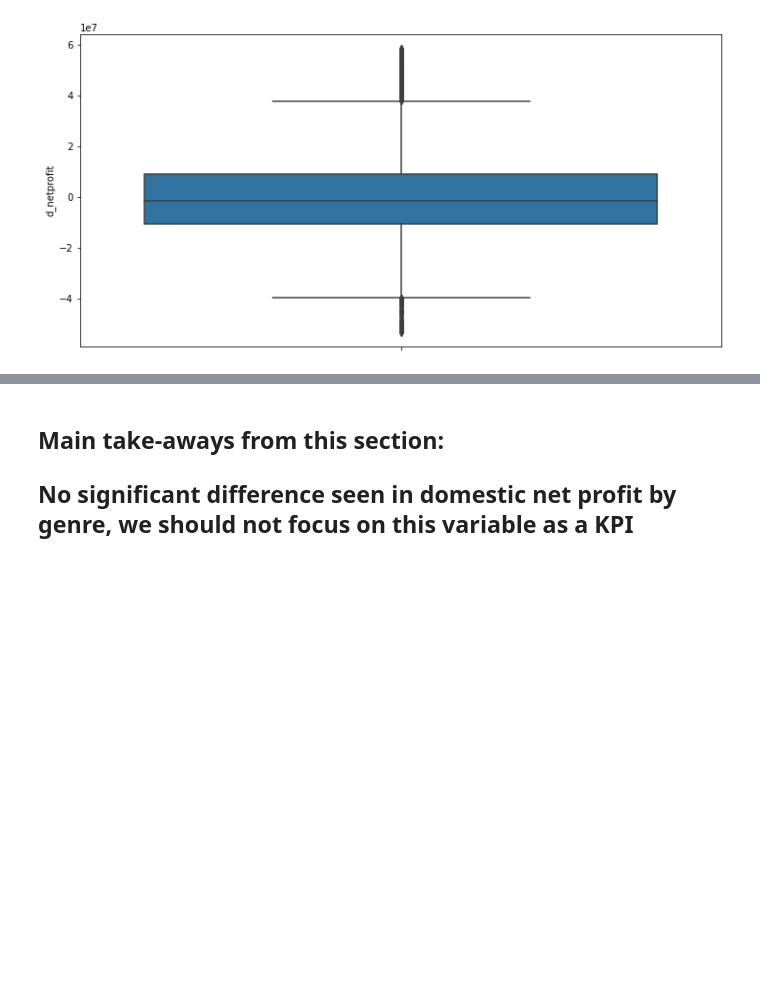
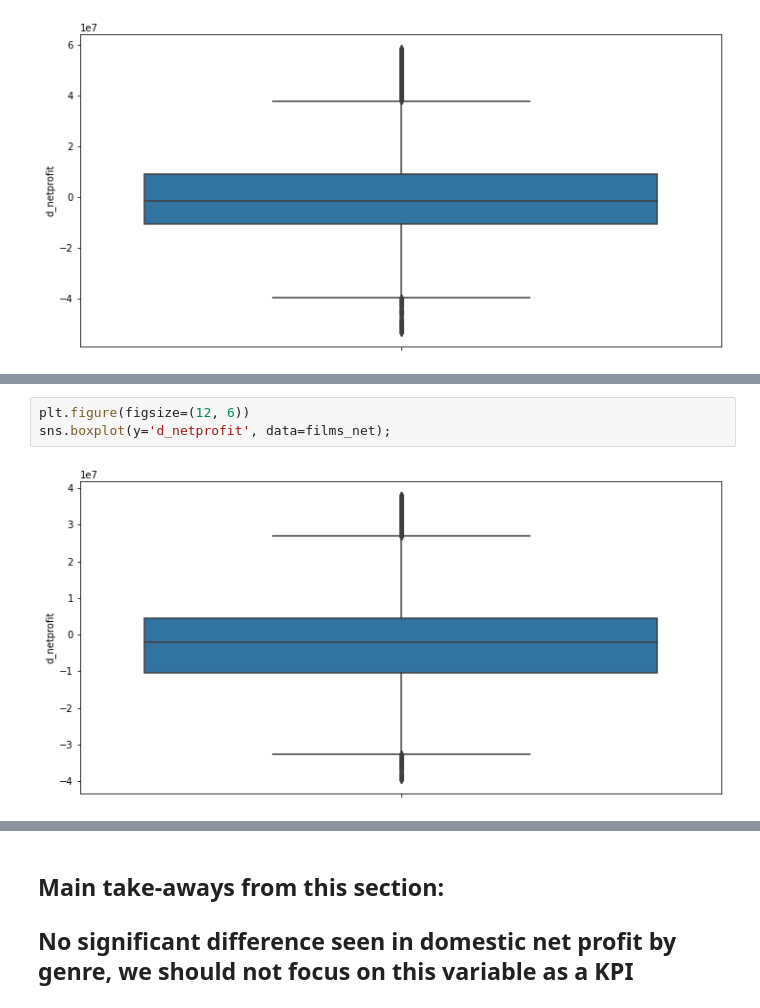
Before and after one commit to dman01337/Movies_EDA, a Jupyter notebook: distinct_genre_groups.ipynb, the cells around one changed output, grey strips where cells are left out. Cells and saved outputs as stored; diff of their text form; blank space fills up the shorter version.

```diff
--- a/distinct_genre_groups.ipynb
+++ b/distinct_genre_groups.ipynb
@@ -291,3 +297,8 @@ sns.boxplot(y='d_netprofit', data=films_net);
+# %%
+plt.figure(figsize=(12, 6))
+sns.boxplot(y='d_netprofit', data=films_net);
+# %% [output]
+[figure, added]
 # %%
 plt.figure(figsize=(12, 6))
 sns.histplot(data=films_net, x='d_netprofit', hue='genres', element='step', stat='density', common_norm=False)
```
Also changed, not shown: parts of 7 cells of this notebook, 2 other files.
